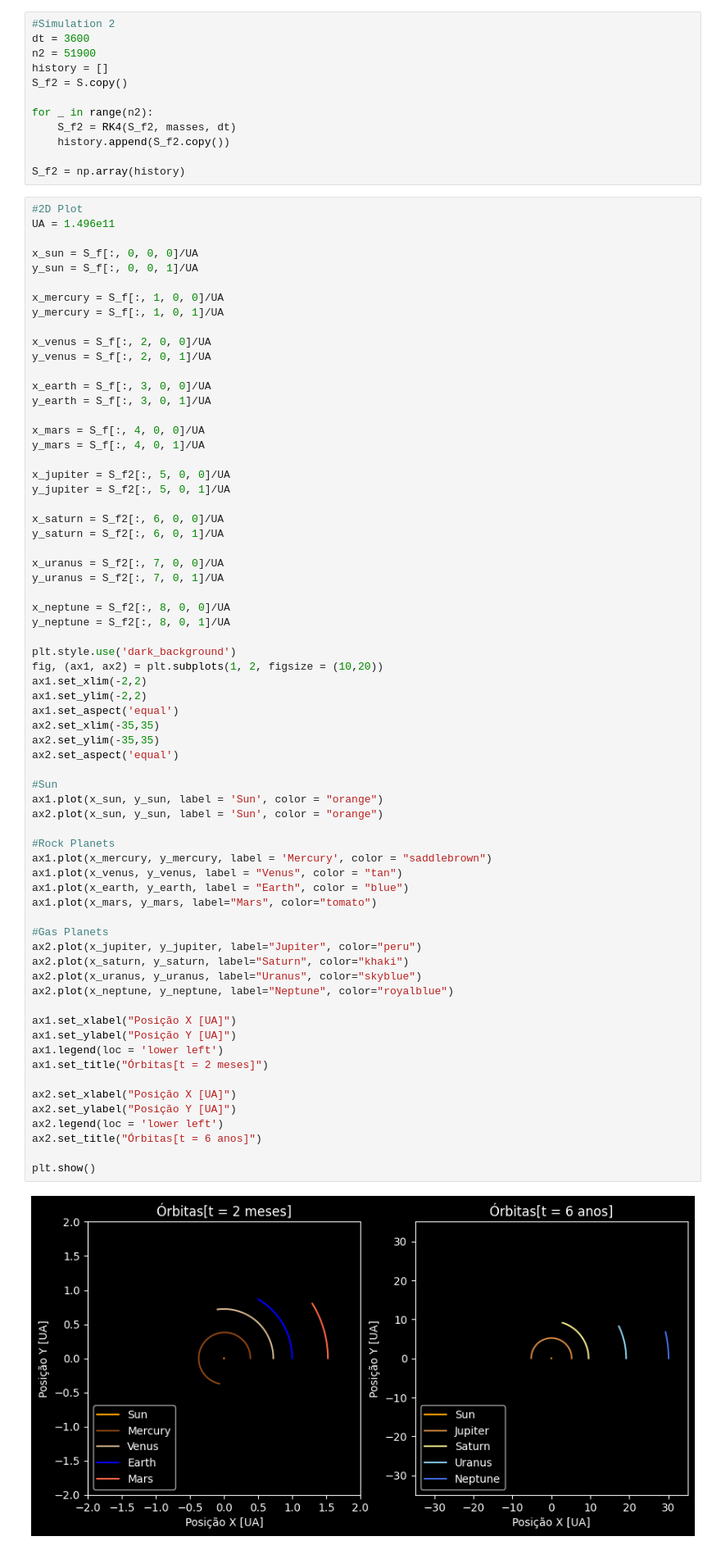
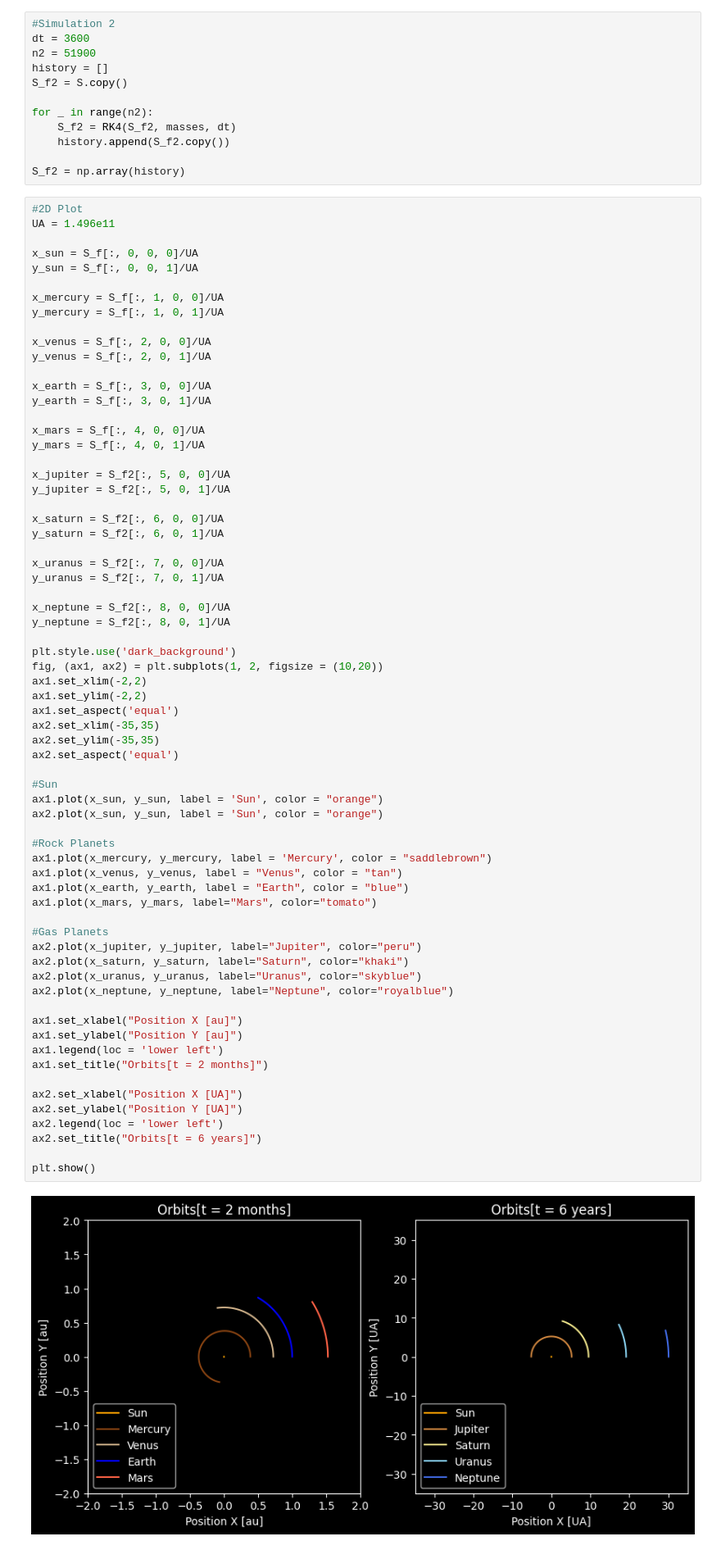
Before and after one commit to LucasAssisAssis/Solar-System-Orbital-Simulation-RK4-, a Jupyter notebook: Solar-System.ipynb, the cells around one changed output. Shown at 82% size. Saved outputs shown, nothing was run; the diff lists cells and outputs as text.

```diff
--- a/Solar-System.ipynb
+++ b/Solar-System.ipynb
@@ -144,40 +144,40 @@ plt.style.use('dark_background')
 fig, (ax1, ax2) = plt.subplots(1, 2, figsize = (10,20))
 ax1.set_xlim(-2,2)
 ax1.set_ylim(-2,2)
 ax1.set_aspect('equal')
 ax2.set_xlim(-35,35)
 ax2.set_ylim(-35,35)
 ax2.set_aspect('equal')
 
 #Sun
 ax1.plot(x_sun, y_sun, label = 'Sun', color = "orange")
 ax2.plot(x_sun, y_sun, label = 'Sun', color = "orange")
 
 #Rock Planets
 ax1.plot(x_mercury, y_mercury, label = 'Mercury', color = "saddlebrown")
 ax1.plot(x_venus, y_venus, label = "Venus", color = "tan")
 ax1.plot(x_earth, y_earth, label = "Earth", color = "blue")
 ax1.plot(x_mars, y_mars, label="Mars", color="tomato")
 
 #Gas Planets
 ax2.plot(x_jupiter, y_jupiter, label="Jupiter", color="peru")
 ax2.plot(x_saturn, y_saturn, label="Saturn", color="khaki")
 ax2.plot(x_uranus, y_uranus, label="Uranus", color="skyblue")
 ax2.plot(x_neptune, y_neptune, label="Neptune", color="royalblue")
 
-ax1.set_xlabel("Posição X [UA]")
-ax1.set_ylabel("Posição Y [UA]")
+ax1.set_xlabel("Position X [au]")
+ax1.set_ylabel("Position Y [au]")
 ax1.legend(loc = 'lower left')
-ax1.set_title("Órbitas[t = 2 meses]")
+ax1.set_title("Orbits[t = 2 months]")
 
-ax2.set_xlabel("Posição X [UA]")
-ax2.set_ylabel("Posição Y [UA]")
+ax2.set_xlabel("Position X [UA]")
+ax2.set_ylabel("Position Y [UA]")
 ax2.legend(loc = 'lower left')
-ax2.set_title("Órbitas[t = 6 anos]")
+ax2.set_title("Orbits[t = 6 years]")
 
 plt.show()
 # %% [output]
-[figure, old version]
+[figure, new version]
 # %%
 #Energy Conservation Measurement
 m0 = np.array(masses, dtype = float)
```
Also changed, not shown: parts of 1 cell of this notebook.
